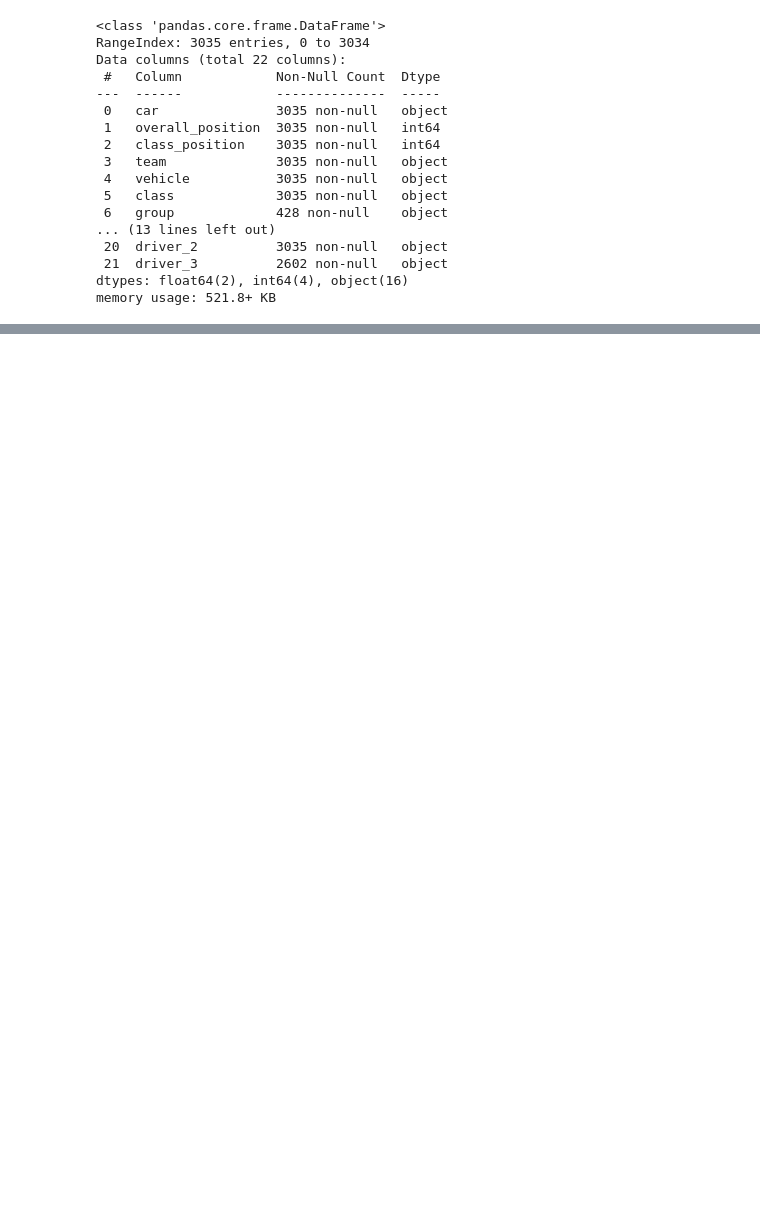
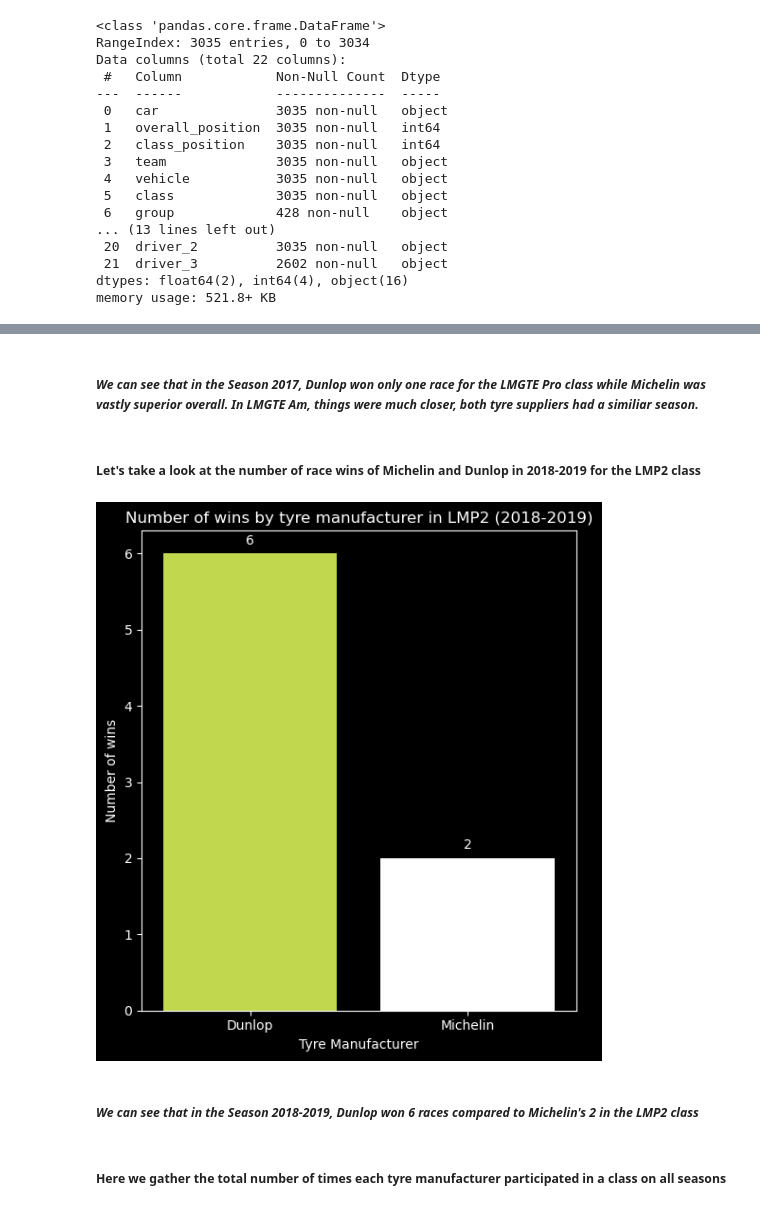
Before and after one commit to FelipeLRoll/wec-analysis, a Jupyter notebook: Notebooks/wec_analysis.ipynb, the cells around one changed output, grey strips where cells are left out. Saved outputs shown, nothing was run; the diff lists cells and outputs as text; code cells hidden in the pictures; blank space fills up the shorter version.

```diff
--- a/Notebooks/wec_analysis.ipynb
+++ b/Notebooks/wec_analysis.ipynb
@@ -272,0 +189,31 @@ wec_analysis.to_csv('C:\Data Science\\Projetos\\wec-analysis\\Notebooks\\wec_dat
+# %% [markdown]
+##### *We can see that in the Season 2017, Dunlop won only one race for the LMGTE Pro class while Michelin was vastly superior overall. In LMGTE Am, things were much closer, both tyre suppliers had a similiar season.*
+# %% [markdown]
+##### **Let's take a look at the number of race wins of Michelin and Dunlop in 2018-2019 for the LMP2 class**
+# %%
+#class wins for the LMP2 class in the 2018-2019 season with cars using either Dunlop or Michelin
+wec_analysis_2018_2019_season = wec_analysis[(wec_analysis['season'].isin(['2018-2019'])) & (wec_analysis['class'] == 'LMP2') & (wec_analysis['class_position'] == 1)]
+
+if not wec_analysis_2018_2019_season.empty:
+    plt.figure(figsize=(10, 6))
+
+    plt.subplot(1, 2, 1)
+    sns.countplot(x='tyres', data=wec_analysis_2018_2019_season, palette=['#CFEE37', 'white'])
+    plt.xlabel('Tyre Manufacturer')
+    plt.ylabel('Number of wins')
+    plt.title('Number of wins by tyre manufacturer in LMP2 (2018-2019)')
+
+    ax = plt.gca()
+    for p in ax.patches:
+        ax.annotate(f'{p.get_height()}', (p.get_x() + p.get_width() / 2., p.get_height()), ha='center', va='center', xytext=(0, 10), textcoords='offset points')
+
+    plt.tight_layout()
+    plt.show()
+else:
+    print("No data points available for the '2018-2019' season in LMP2 class with Class Position = 1.")
+# %% [output]
+[figure, added]
+# %% [markdown]
+##### *We can see that in the Season 2018-2019, Dunlop won 6 races compared to Michelin's 2 in the LMP2 class*
+# %% [markdown]
+##### **Here we gather the total number of times each tyre manufacturer participated in a class on all seasons**
```
Also changed, not shown: parts of 62 cells of this notebook, 3 other files.
